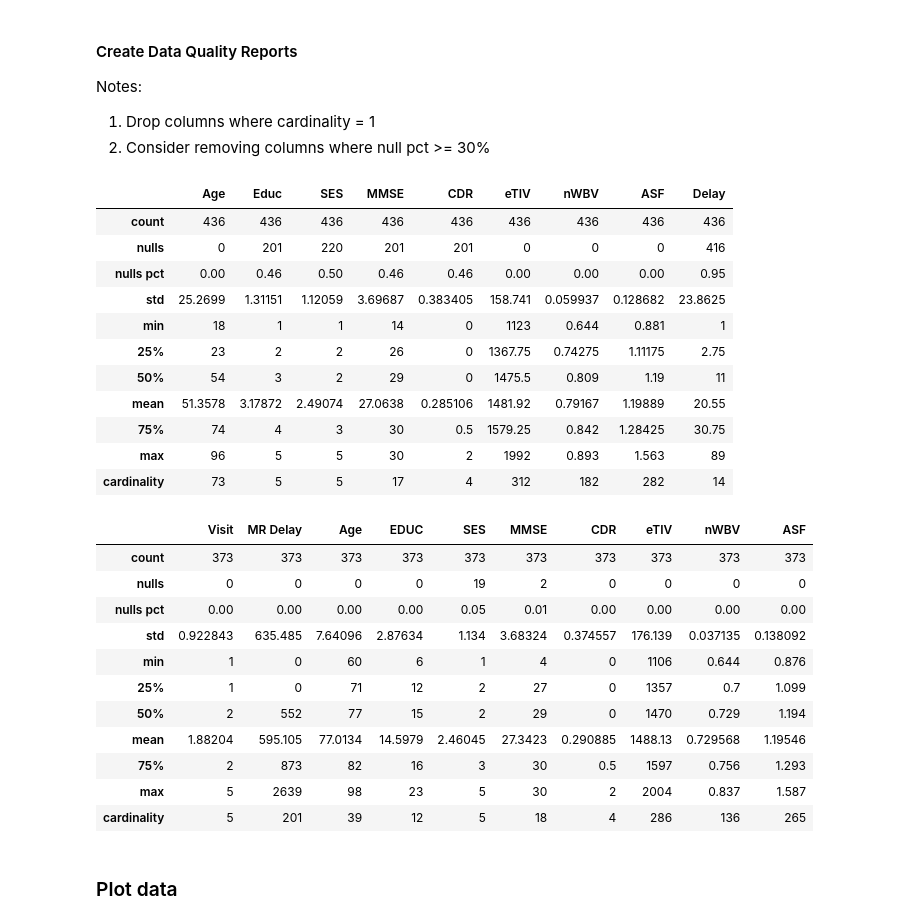
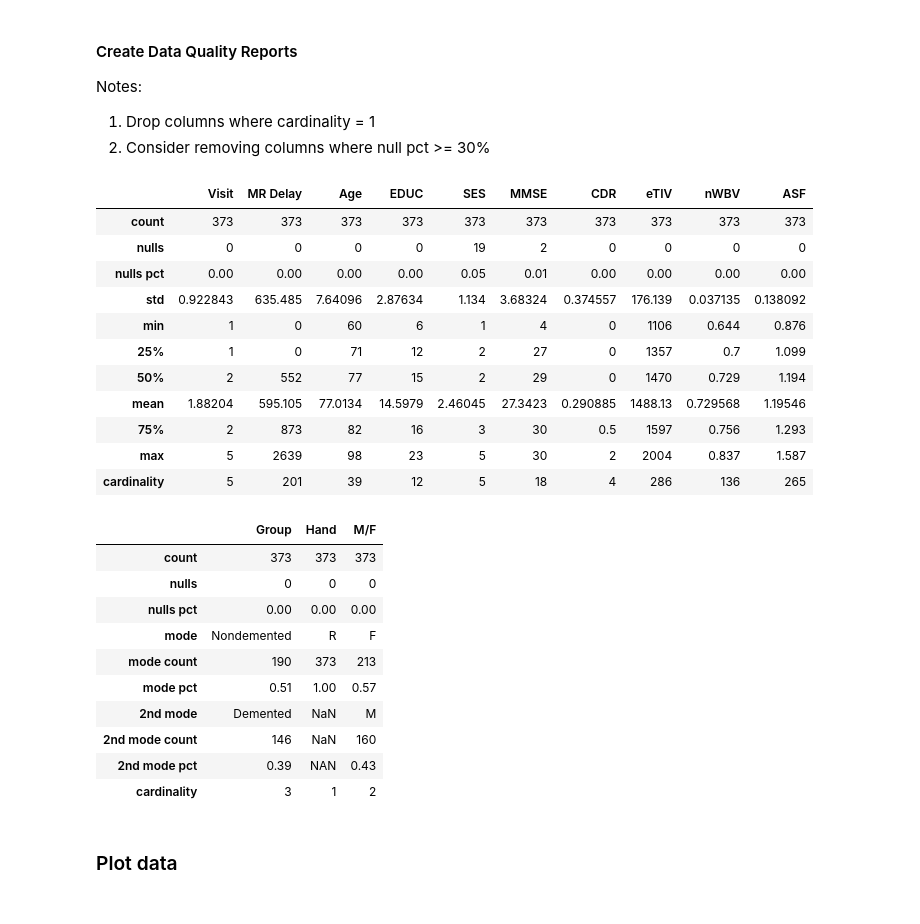
Before and after one commit to jlouie3/Conda_Notebooks, a Jupyter notebook: Projects/DementiaPrediction/1_Intro_and_Import.ipynb, the cells around one changed output. Cells and saved outputs as stored; diff of their text form; code cells hidden in the pictures.

```diff
--- a/Projects/DementiaPrediction/1_Intro_and_Import.ipynb
+++ b/Projects/DementiaPrediction/1_Intro_and_Import.ipynb
@@ -122,38 +127,38 @@ Notes:
 2. Consider removing columns where null pct >= 30%
 # %%
 # Get data quality reports
-cs_continuous, cs_categorical, cs_error = dex.get_data_quality_report(cs_df)
-cs_continuous
+long_continuous, long_categorical, long_error = dex.get_data_quality_report(long_df)
+
+# Show DQR for continuous features
+long_continuous
 # %% [output]
-|  | Age | Educ | SES | MMSE | CDR | eTIV | nWBV | ASF | Delay |
-| count | 436 | 436 | 436 | 436 | 436 | 436 | 436 | 436 | 436 |
-| nulls | 0 | 201 | 220 | 201 | 201 | 0 | 0 | 0 | 416 |
-| nulls pct | 0.00 | 0.46 | 0.50 | 0.46 | 0.46 | 0.00 | 0.00 | 0.00 | 0.95 |
-| std | 25.2699 | 1.31151 | 1.12059 | 3.69687 | 0.383405 | 158.741 | 0.059937 | 0.128682 | 23.8625 |
-| min | 18 | 1 | 1 | 14 | 0 | 1123 | 0.644 | 0.881 | 1 |
-| 25% | 23 | 2 | 2 | 26 | 0 | 1367.75 | 0.74275 | 1.11175 | 2.75 |
-| 50% | 54 | 3 | 2 | 29 | 0 | 1475.5 | 0.809 | 1.19 | 11 |
-| mean | 51.3578 | 3.17872 | 2.49074 | 27.0638 | 0.285106 | 1481.92 | 0.79167 | 1.19889 | 20.55 |
-| 75% | 74 | 4 | 3 | 30 | 0.5 | 1579.25 | 0.842 | 1.28425 | 30.75 |
-| max | 96 | 5 | 5 | 30 | 2 | 1992 | 0.893 | 1.563 | 89 |
-| cardinality | 73 | 5 | 5 | 17 | 4 | 312 | 182 | 282 | 14 |
+|  | Visit | MR Delay | Age | EDUC | SES | MMSE | CDR | eTIV | nWBV | ASF |
+| count | 373 | 373 | 373 | 373 | 373 | 373 | 373 | 373 | 373 | 373 |
+| nulls | 0 | 0 | 0 | 0 | 19 | 2 | 0 | 0 | 0 | 0 |
+| nulls pct | 0.00 | 0.00 | 0.00 | 0.00 | 0.05 | 0.01 | 0.00 | 0.00 | 0.00 | 0.00 |
+| std | 0.922843 | 635.485 | 7.64096 | 2.87634 | 1.134 | 3.68324 | 0.374557 | 176.139 | 0.037135 | 0.138092 |
+| min | 1 | 0 | 60 | 6 | 1 | 4 | 0 | 1106 | 0.644 | 0.876 |
+| 25% | 1 | 0 | 71 | 12 | 2 | 27 | 0 | 1357 | 0.7 | 1.099 |
+| 50% | 2 | 552 | 77 | 15 | 2 | 29 | 0 | 1470 | 0.729 | 1.194 |
+| mean | 1.88204 | 595.105 | 77.0134 | 14.5979 | 2.46045 | 27.3423 | 0.290885 | 1488.13 | 0.729568 | 1.19546 |
+| 75% | 2 | 873 | 82 | 16 | 3 | 30 | 0.5 | 1597 | 0.756 | 1.293 |
+| max | 5 | 2639 | 98 | 23 | 5 | 30 | 2 | 2004 | 0.837 | 1.587 |
+| cardinality | 5 | 201 | 39 | 12 | 5 | 18 | 4 | 286 | 136 | 265 |
-# %%
-# Get data quality reports
-long_continuous, long_categorical, long_error = dex.get_data_quality_report(long_df)
-long_continuous
-# %% [output]
-|  | Visit | MR Delay | Age | EDUC | SES | MMSE | CDR | eTIV | nWBV | ASF |
-| count | 373 | 373 | 373 | 373 | 373 | 373 | 373 | 373 | 373 | 373 |
-| nulls | 0 | 0 | 0 | 0 | 19 | 2 | 0 | 0 | 0 | 0 |
-| nulls pct | 0.00 | 0.00 | 0.00 | 0.00 | 0.05 | 0.01 | 0.00 | 0.00 | 0.00 | 0.00 |
-| std | 0.922843 | 635.485 | 7.64096 | 2.87634 | 1.134 | 3.68324 | 0.374557 | 176.139 | 0.037135 | 0.138092 |
-| min | 1 | 0 | 60 | 6 | 1 | 4 | 0 | 1106 | 0.644 | 0.876 |
-| 25% | 1 | 0 | 71 | 12 | 2 | 27 | 0 | 1357 | 0.7 | 1.099 |
-| 50% | 2 | 552 | 77 | 15 | 2 | 29 | 0 | 1470 | 0.729 | 1.194 |
-| mean | 1.88204 | 595.105 | 77.0134 | 14.5979 | 2.46045 | 27.3423 | 0.290885 | 1488.13 | 0.729568 | 1.19546 |
-| 75% | 2 | 873 | 82 | 16 | 3 | 30 | 0.5 | 1597 | 0.756 | 1.293 |
-| max | 5 | 2639 | 98 | 23 | 5 | 30 | 2 | 2004 | 0.837 | 1.587 |
-| cardinality | 5 | 201 | 39 | 12 | 5 | 18 | 4 | 286 | 136 | 265 |
+# %%
+# Show DQR for categorical features
+long_categorical
+# %% [output]
+|  | Group | Hand | M/F |
+| count | 373 | 373 | 373 |
+| nulls | 0 | 0 | 0 |
+| nulls pct | 0.00 | 0.00 | 0.00 |
+| mode | Nondemented | R | F |
+| mode count | 190 | 373 | 213 |
+| mode pct | 0.51 | 1.00 | 0.57 |
+| 2nd mode | Demented | NaN | M |
+| 2nd mode count | 146 | NaN | 160 |
+| 2nd mode pct | 0.39 | NAN | 0.43 |
+| cardinality | 3 | 1 | 2 |
 # %% [markdown]
 ### Plot data
 # %% [markdown]
```
Also changed, not shown: parts of 18 cells of this notebook.
